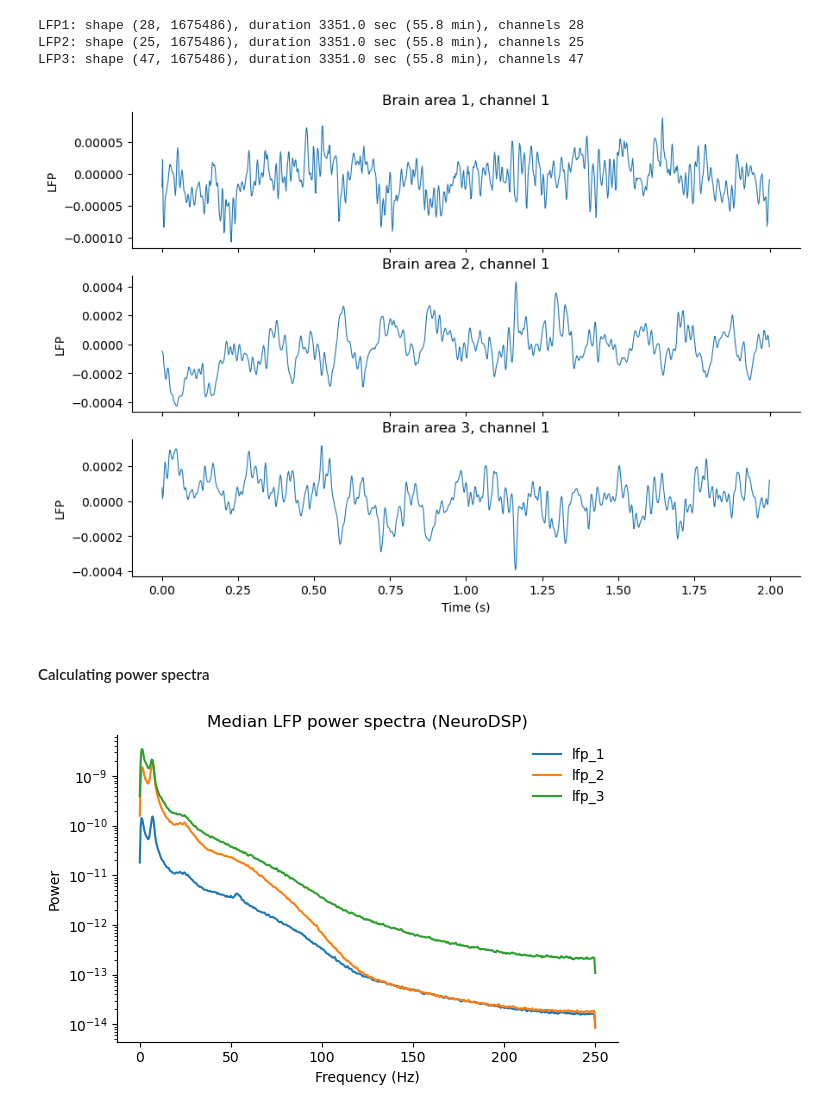
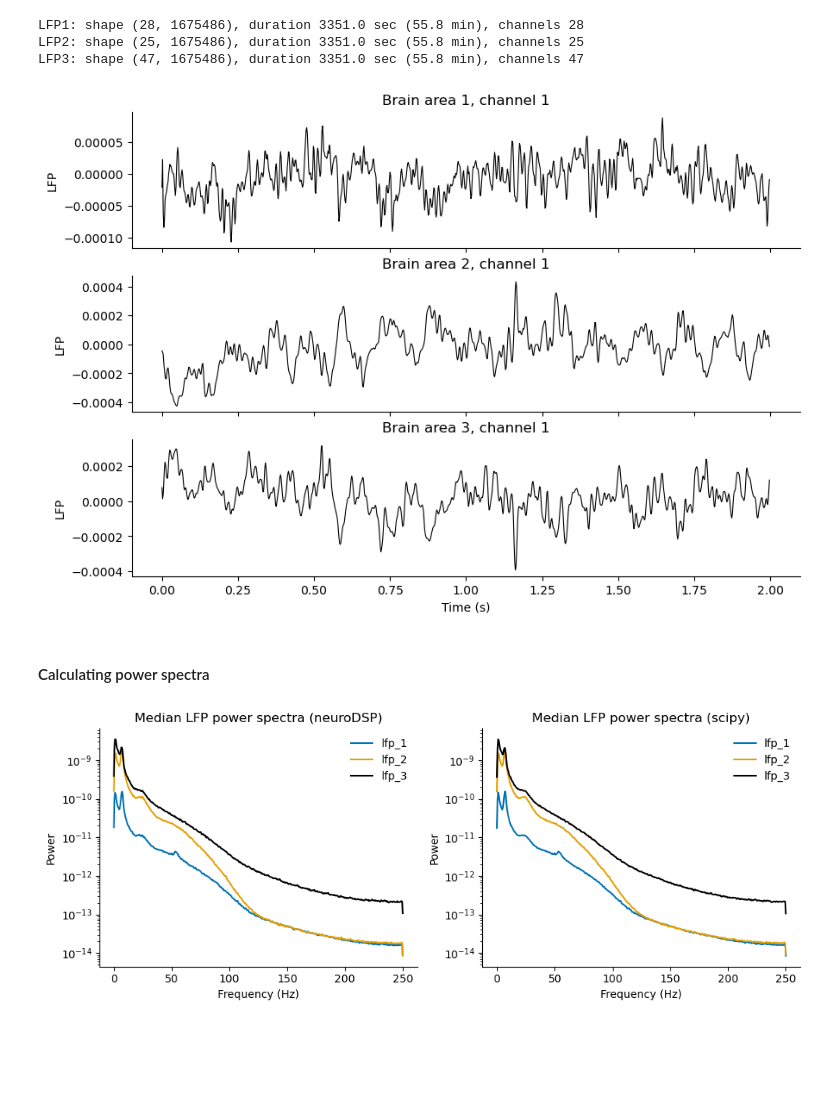
Before and after one commit to iinnpp/con2phys_submission, a Jupyter notebook: notebooks/load_lfps.ipynb, the cells around one changed output. Saved outputs shown, nothing was run; the diff lists cells and outputs as text; code cells hidden in the pictures; blank space fills up the shorter version.

```diff
--- a/notebooks/load_lfps.ipynb
+++ b/notebooks/load_lfps.ipynb
@@ -36,7 +37,7 @@ LFP3: shape (47, 1675486), duration 3351.0 sec (55.8 min), channels 47
 t = np.arange(0, 2*fs) / fs  # first 2 seconds
 fig, axes = plt.subplots(3, 1, figsize=(10, 7), sharex=True)
 for i, (ax, lfp) in enumerate(zip(axes, lfps), start=1):
-    ax.plot(t, lfp[0, :2*fs], lw=0.8)  # first channel
+    ax.plot(t, lfp[0, :2*fs], lw=0.8, c='k')  # first channel
     ax.set_title(f"Brain area {i}, channel 1")
     ax.set_ylabel("LFP")
 axes[-1].set_xlabel("Time (s)")
@@ -44,7 +45,7 @@ sns.despine()
 
 fig.savefig(dataset_folder / "output/lfp_signals_example.png", bbox_inches="tight")
 # %% [output]
-[figure, old version]
+[figure, new version]
 # %% [markdown]
 #### Calculating power spectra
 # %%
@@ -65,20 +66,37 @@ for fname, lfp in zip(lfp_files, lfps):
         "neurodsp": (freqs_ndsp, psd_ndsp),
     }
 # %%
-# Plot NeuroDSP spectra only
-fig, ax = plt.subplots(figsize=(6,4))
-for area, spec in spectra.items():
+# Plot spectra only
+colors = ['#0072B2', '#E69F00', '#000000']
+plot_loglog = False # plotting in loglog scale
+
+fig, ax = plt.subplots(1, 2, figsize=(10,4))
+for (area, spec), color in zip(spectra.items(), colors):
     freqs, psd = spec["neurodsp"]
-    ax.semilogy(freqs, psd, label=area)
+    if plot_loglog:
+        ax[0].loglog(freqs, psd, label=area, color=color)
+    else:
+        ax[0].semilogy(freqs, psd, label=area, color=color)
 
-ax.set_xlabel("Frequency (Hz)")
-ax.set_ylabel("Power")
-ax.set_title("Median LFP power spectra (NeuroDSP)")
-ax.legend(frameon=False)
+for (area, spec), color in zip(spectra.items(), colors):
+    freqs, psd = spec["welch"]
+    if plot_loglog:
+        ax[1].loglog(freqs, psd, label=area, color=color)
+    else:
+        ax[1].semilogy(freqs, psd, label=area, color=color)
+
+for axes in ax.flat:
+    axes.set_xlabel("Frequency (Hz)")
+    axes.set_ylabel("Power")
+    axes.legend(frameon=False)
+
+ax[0].set_title("Median LFP power spectra (neuroDSP)")
+ax[1].set_title("Median LFP power spectra (scipy)")
+
 plt.tight_layout()
 
 sns.despine()
 
 fig.savefig(dataset_folder / "output/power_spectra_example.png", bbox_inches="tight")
 # %% [output]
-[figure, old version]
+[figure, new version]
```
Also changed, not shown: parts of 2 cells of this notebook, 2 other files.
